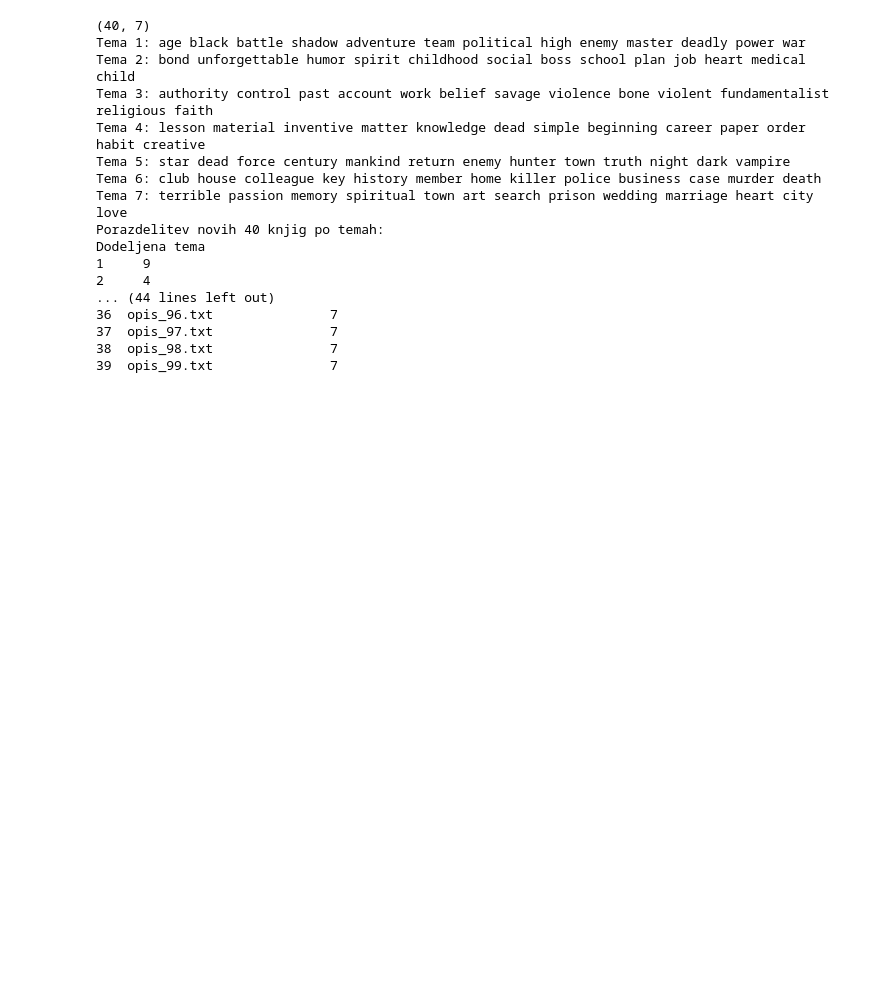
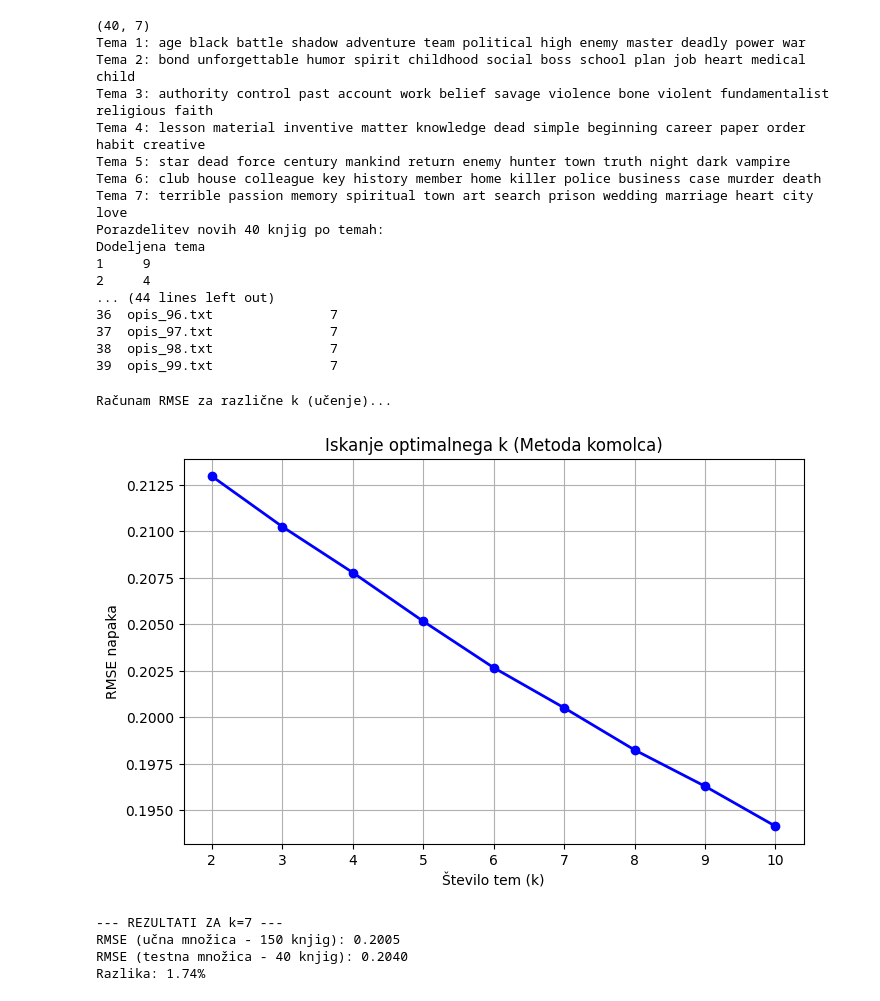
Before and after one commit to leilamokrovic1/Diplomska-naloga, a Jupyter notebook: leto_2003/implementacija_nmf.ipynb, the cells around one changed output. Drawn from its saved outputs; the diff is of its cells as text; code cells hidden in the pictures; blank space fills up the shorter version.

```diff
--- a/leto_2003/implementacija_nmf.ipynb
+++ b/leto_2003/implementacija_nmf.ipynb
@@ -350,3 +350,67 @@ Dodeljena tema
 37  opis_97.txt               7
 38  opis_98.txt               7
 39  opis_99.txt               7
+# %%
+from sklearn.metrics import mean_squared_error
+import matplotlib.pyplot as plt
+
+# Seznam k-jev, ki jih želimo preveriti
+k_values = range(2, 11)
+rmse_train = []
+
+print("Računam RMSE za različne k (učenje)...")
+for k_val in k_values:
+    # Uporabimo tvojo obstoječo funkcijo nmf
+    W_tmp, H_tmp, _ = nmf(X, k_val)
+
+    # Izračunamo približek originalne matrike (rekonstrukcija)
+    X_approx = W_tmp @ H_tmp
+
+    # Izračunamo RMSE med originalom (X) in približkom
+    mse = mean_squared_error(X.toarray(), X_approx)
+    rmse_train.append(np.sqrt(mse))
+
+# Izris grafa za diplomo
+plt.figure(figsize=(8, 5))
+plt.plot(k_values, rmse_train, 'bo-', linewidth=2)
+plt.xlabel('Število tem (k)')
+plt.ylabel('RMSE napaka')
+plt.title('Iskanje optimalnega k (Metoda komolca)')
+plt.grid(True)
+plt.show()
+# %% [output]
+Računam RMSE za različne k (učenje)...
+[figure, added]
+# %%
+# TUKAJ NASTAVI tvoj izbrani k (npr. 7)
+k_final = 7
+
+# Ponovni izračun za končni k na učnih podatkih
+W_final, H_final, _ = nmf(X, k_final)
+
+# Uporabimo tvojo funkcijo classify_doc za testnih 40 knjig
+W_test = classify_doc(X_test, H_final)
+
+# Rekonstrukcija testnih podatkov
+X_test_approx = W_test @ H_final
+
+# Izračun RMSE za testno množico
+mse_test = mean_squared_error(X_test.toarray(), X_test_approx)
+rmse_test_val = np.sqrt(mse_test)
+
+# Izračun RMSE za učno množico (za primerjavo)
+idx = list(k_values).index(k_final)
+rmse_train_val = rmse_train[idx]
+
+print(f"--- REZULTATI ZA k={k_final} ---")
+print(f"RMSE (učna množica - 150 knjig): {rmse_train_val:.4f}")
+print(f"RMSE (testna množica - 40 knjig): {rmse_test_val:.4f}")
+
+# Če sta številki blizu skupaj, je model stabilen!
+razlika = abs(rmse_train_val - rmse_test_val) / rmse_train_val * 100
+print(f"Razlika: {razlika:.2f}%")
+# %% [output]
+--- REZULTATI ZA k=7 ---
+RMSE (učna množica - 150 knjig): 0.2005
+RMSE (testna množica - 40 knjig): 0.2040
+Razlika: 1.74%
```
